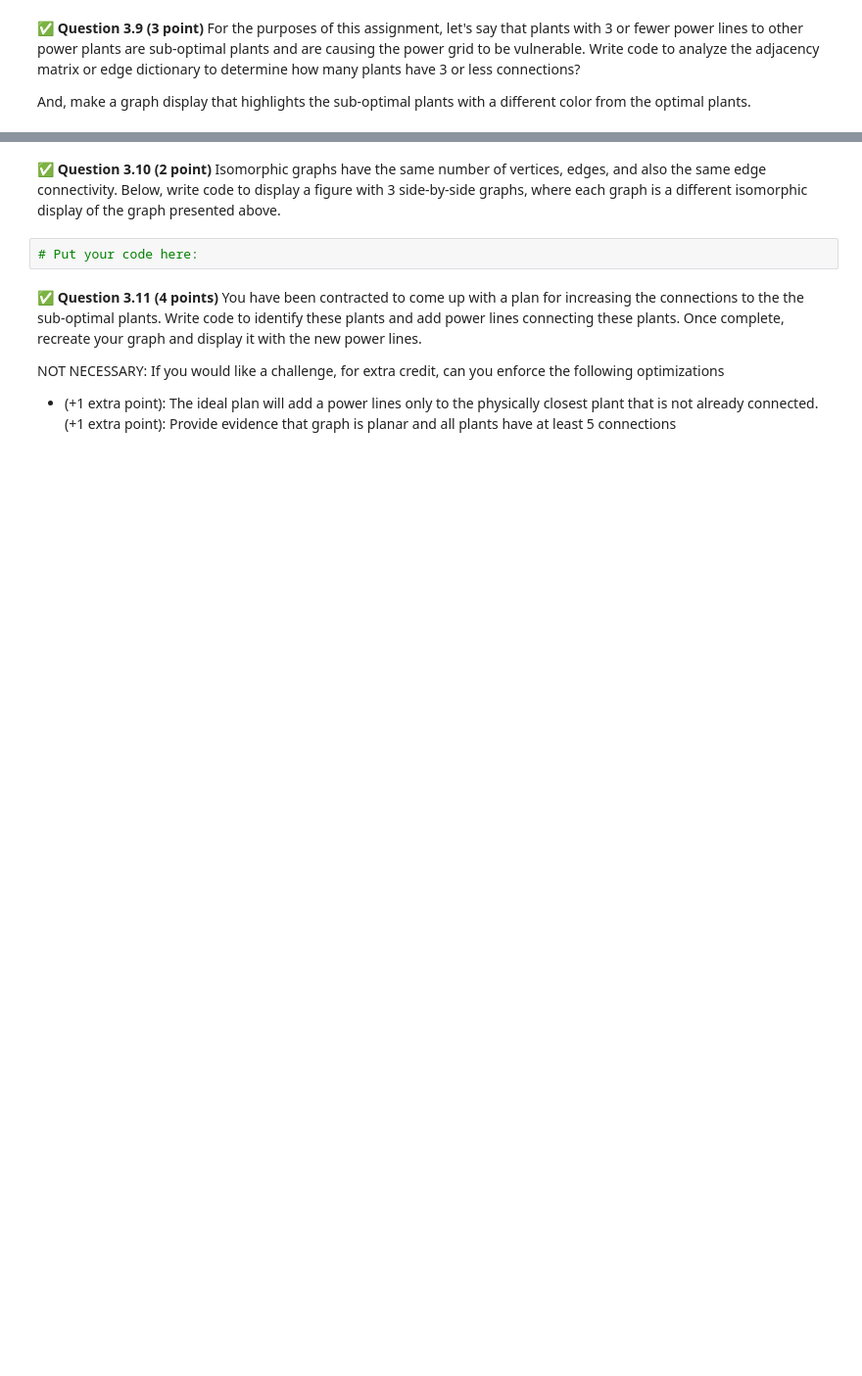
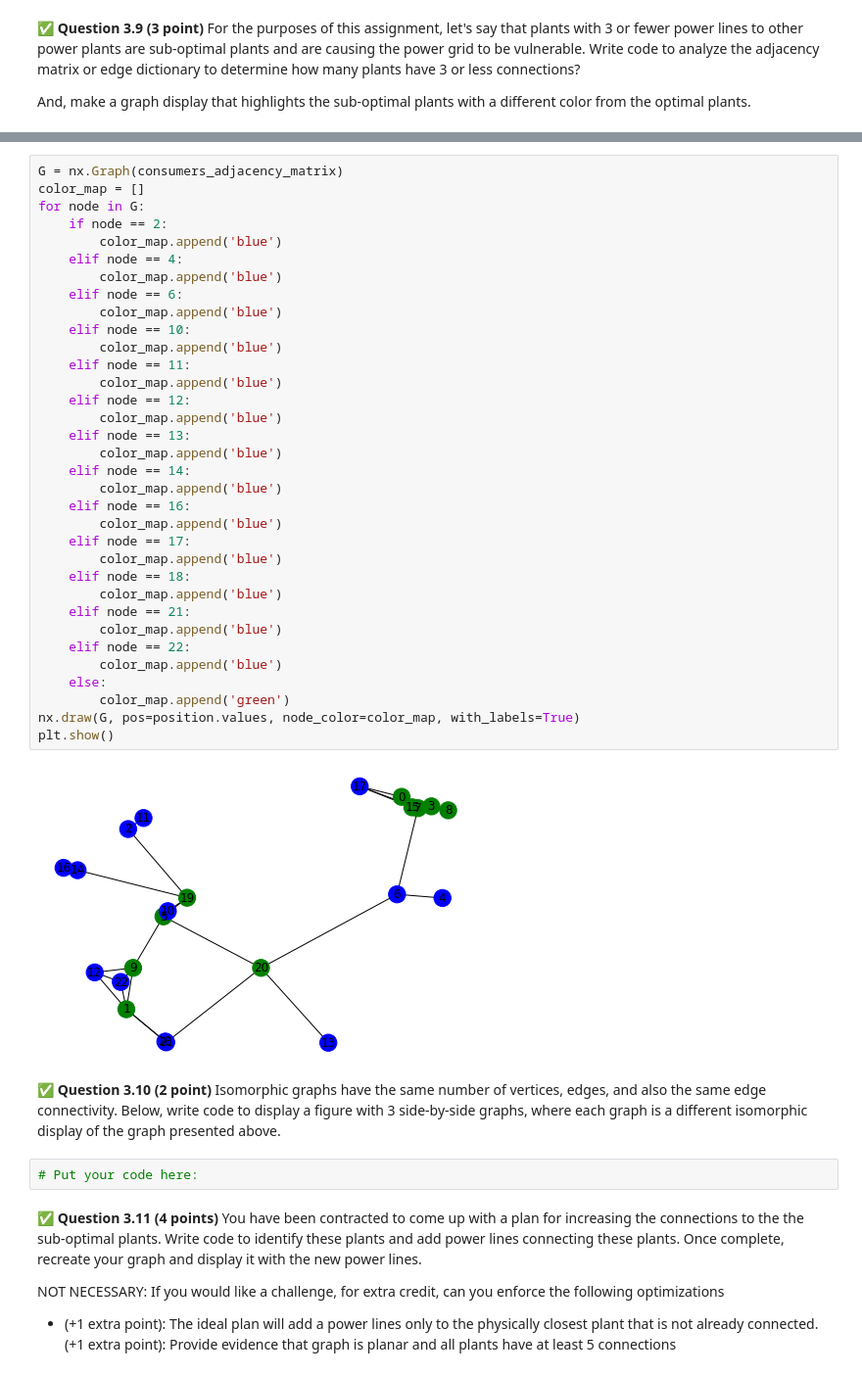
Before and after one commit to Colino03/CMSE202-f23-turnin, a Jupyter notebook: hw-02/HW-02-ColinBonnema.ipynb, the cells around one changed output, grey strips where cells are left out. Shown: that part at 98% size. Drawn from its saved outputs; the diff is of its cells as text; blank space fills up the shorter version.

```diff
--- a/hw-02/HW-02-ColinBonnema.ipynb
+++ b/hw-02/HW-02-ColinBonnema.ipynb
@@ -640,3 +696,39 @@ And, make a graph display that highlights the sub-optimal plants with a differen
+# %%
+G = nx.Graph(consumers_adjacency_matrix)
+color_map = []
+for node in G:
+    if node == 2:
+        color_map.append('blue')
+    elif node == 4:
+        color_map.append('blue')
+    elif node == 6:
+        color_map.append('blue')
+    elif node == 10:
+        color_map.append('blue')
+    elif node == 11:
+        color_map.append('blue')
+    elif node == 12:
+        color_map.append('blue')
+    elif node == 13:
+        color_map.append('blue')
+    elif node == 14:
+        color_map.append('blue')
+    elif node == 16:
+        color_map.append('blue')
+    elif node == 17:
+        color_map.append('blue')
+    elif node == 18:
+        color_map.append('blue')
+    elif node == 21:
+        color_map.append('blue')
+    elif node == 22:
+        color_map.append('blue')
+    else:
+        color_map.append('green')
+nx.draw(G, pos=position.values, node_color=color_map, with_labels=True)
+plt.show()
+# %% [output]
+[figure, added]
 # %% [markdown]
 &#9989; **Question 3.10 (2 point)** Isomorphic graphs have the same number of vertices, edges, and also the same edge connectivity.  Below, write code to display a figure with 3 side-by-side graphs, where each graph is a different isomorphic display of the graph presented above.
 # %%
```
Also changed, not shown: parts of 12 cells of this notebook.
